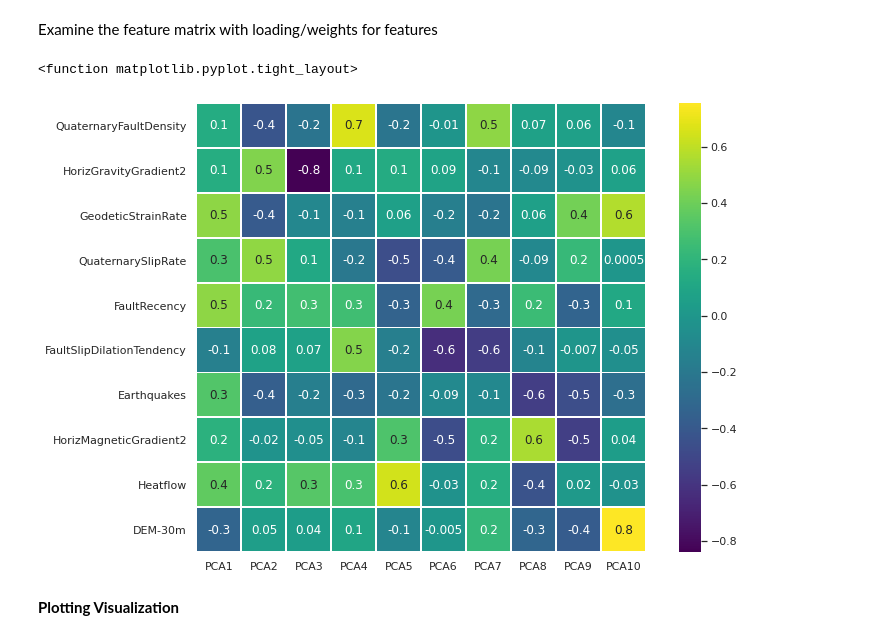
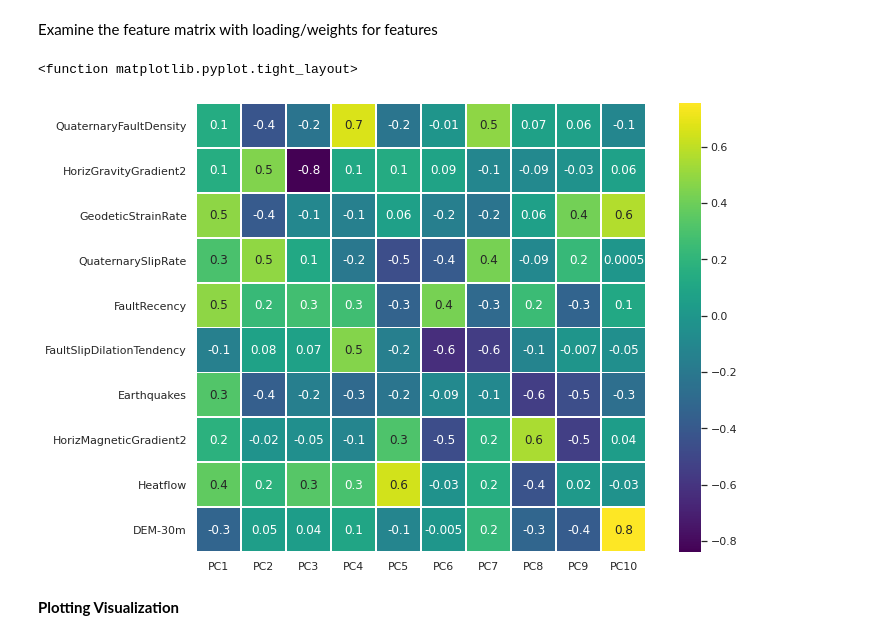
Before and after one commit to connormacs/Geothermal-Rising-ML-GeoStats-Workshop, a Jupyter notebook: GR_ML_DAY2.ipynb, the cells around one changed output. Drawn from its saved outputs; the diff is of its cells as text; code cells hidden in the pictures.

```diff
--- a/GR_ML_DAY2.ipynb
+++ b/GR_ML_DAY2.ipynb
@@ -251,23 +251,23 @@ Examine the feature matrix with loading/weights for features
 # %%
 import seaborn as sns
 #we can see influence on each of the components by features.
 pcamodel.components_t= pcamodel.components_.transpose()
 
 sns.set(rc={'figure.figsize':(11.7,8.27),"font.size":20,"axes.labelsize":20},style="white")
 ax = sns.heatmap(pcamodel.components_t,  cmap = 'viridis',
                   linewidths=.95,
-                 xticklabels=([ "PCA"+str(X) for X  in range(1,pcamodel.n_components_+1)]),
+                 xticklabels=([ "PC"+str(X) for X  in range(1,pcamodel.n_components_+1)]),
                  yticklabels=list(X.columns),
                  annot=True, annot_kws={"size": 12}, fmt='.1g',
                  cbar_kws={"orientation": "vertical"})
 
 ax.fontweight='bold'
 ax.set_aspect("equal")
 
 plt.tight_layout
 # %% [output]
 <function matplotlib.pyplot.tight_layout>
-[figure, old version]
+[figure, new version]
 # %% [markdown]
 **Plotting Visualization**
 # %%
```
Also changed, not shown: parts of 6 cells of this notebook.
